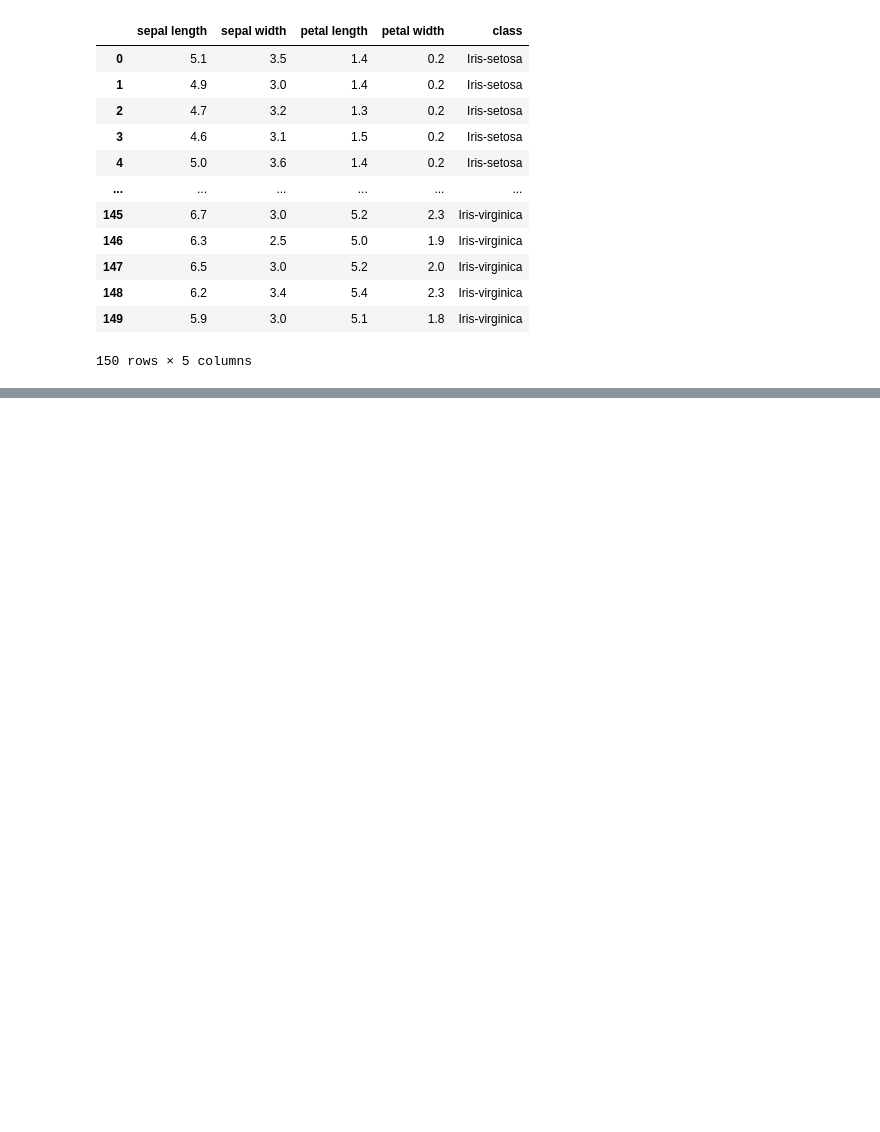
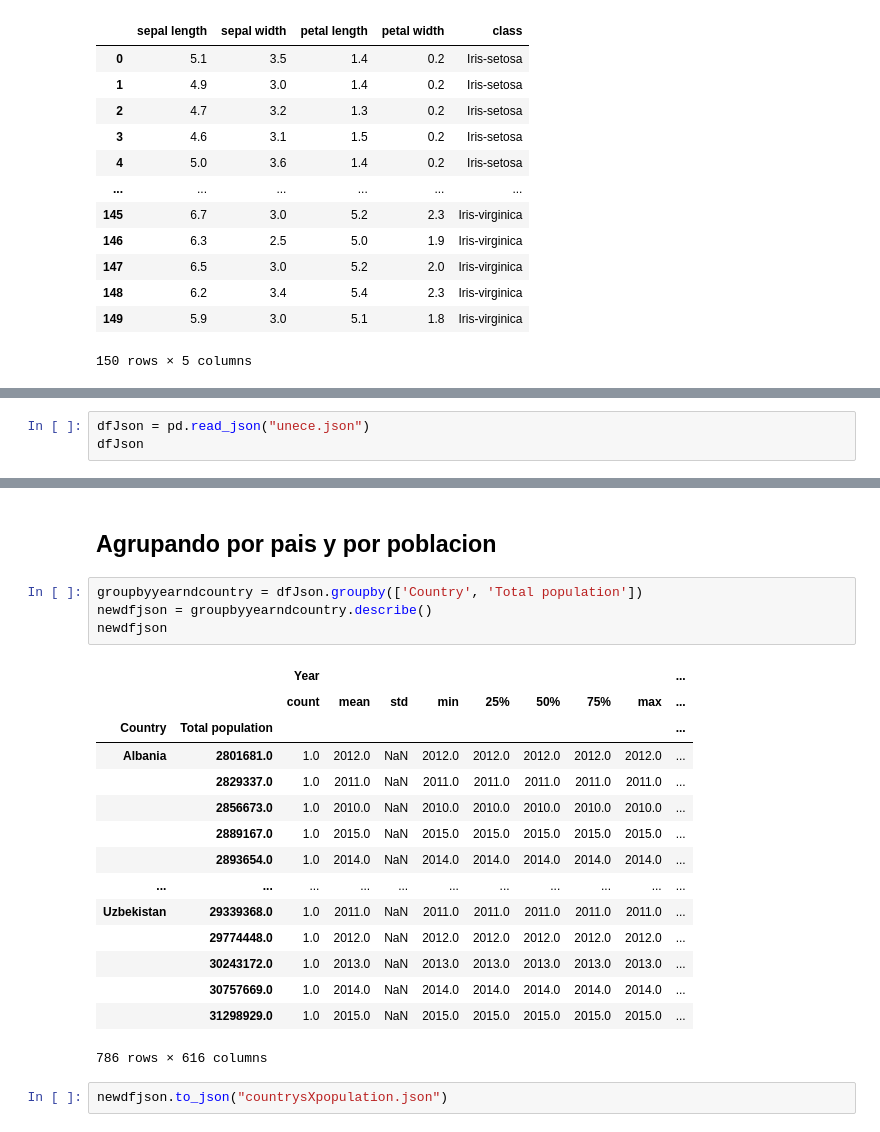
Before and after one commit to jpsanchezg/Intro-AI, a Jupyter notebook: laboratoriosIntroIA/probandolibrerias.ipynb, the cells around one changed output, grey strips where cells are left out. Saved outputs shown, nothing was run; the diff lists cells and outputs as text; blank space fills up the shorter version.

```diff
--- a/laboratoriosIntroIA/probandolibrerias.ipynb
+++ b/laboratoriosIntroIA/probandolibrerias.ipynb
@@ -48,0 +148,3 @@ Name: sepal length, Length: 150, dtype: bool
+# %%
+dfJson = pd.read_json("unece.json")
+dfJson
@@ -48,0 +165,24 @@ Name: sepal length, Length: 150, dtype: bool
+# %% [markdown]
+## Agrupando por pais y por poblacion
+# %%
+groupbyyearndcountry = dfJson.groupby(['Country', 'Total population'])
+newdfjson = groupbyyearndcountry.describe()
+newdfjson
+# %% [output]
+|  |  | Year |  |  |  |  |  |  |  | ... |
+|  |  | count | mean | std | min | 25% | 50% | 75% | max | ... |
+| Country | Total population |  |  |  |  |  |  |  |  | ... |
+| Albania | 2801681.0 | 1.0 | 2012.0 | NaN | 2012.0 | 2012.0 | 2012.0 | 2012.0 | 2012.0 | ... |
+|  | 2829337.0 | 1.0 | 2011.0 | NaN | 2011.0 | 2011.0 | 2011.0 | 2011.0 | 2011.0 | ... |
+|  | 2856673.0 | 1.0 | 2010.0 | NaN | 2010.0 | 2010.0 | 2010.0 | 2010.0 | 2010.0 | ... |
+|  | 2889167.0 | 1.0 | 2015.0 | NaN | 2015.0 | 2015.0 | 2015.0 | 2015.0 | 2015.0 | ... |
+|  | 2893654.0 | 1.0 | 2014.0 | NaN | 2014.0 | 2014.0 | 2014.0 | 2014.0 | 2014.0 | ... |
+| ... | ... | ... | ... | ... | ... | ... | ... | ... | ... | ... |
+| Uzbekistan | 29339368.0 | 1.0 | 2011.0 | NaN | 2011.0 | 2011.0 | 2011.0 | 2011.0 | 2011.0 | ... |
+|  | 29774448.0 | 1.0 | 2012.0 | NaN | 2012.0 | 2012.0 | 2012.0 | 2012.0 | 2012.0 | ... |
+|  | 30243172.0 | 1.0 | 2013.0 | NaN | 2013.0 | 2013.0 | 2013.0 | 2013.0 | 2013.0 | ... |
+|  | 30757669.0 | 1.0 | 2014.0 | NaN | 2014.0 | 2014.0 | 2014.0 | 2014.0 | 2014.0 | ... |
+|  | 31298929.0 | 1.0 | 2015.0 | NaN | 2015.0 | 2015.0 | 2015.0 | 2015.0 | 2015.0 | ... |
+786 rows × 616 columns
+# %%
+newdfjson.to_json("countrysXpopulation.json")
```
Also changed, not shown: parts of 27 cells of this notebook, 6 other files.
